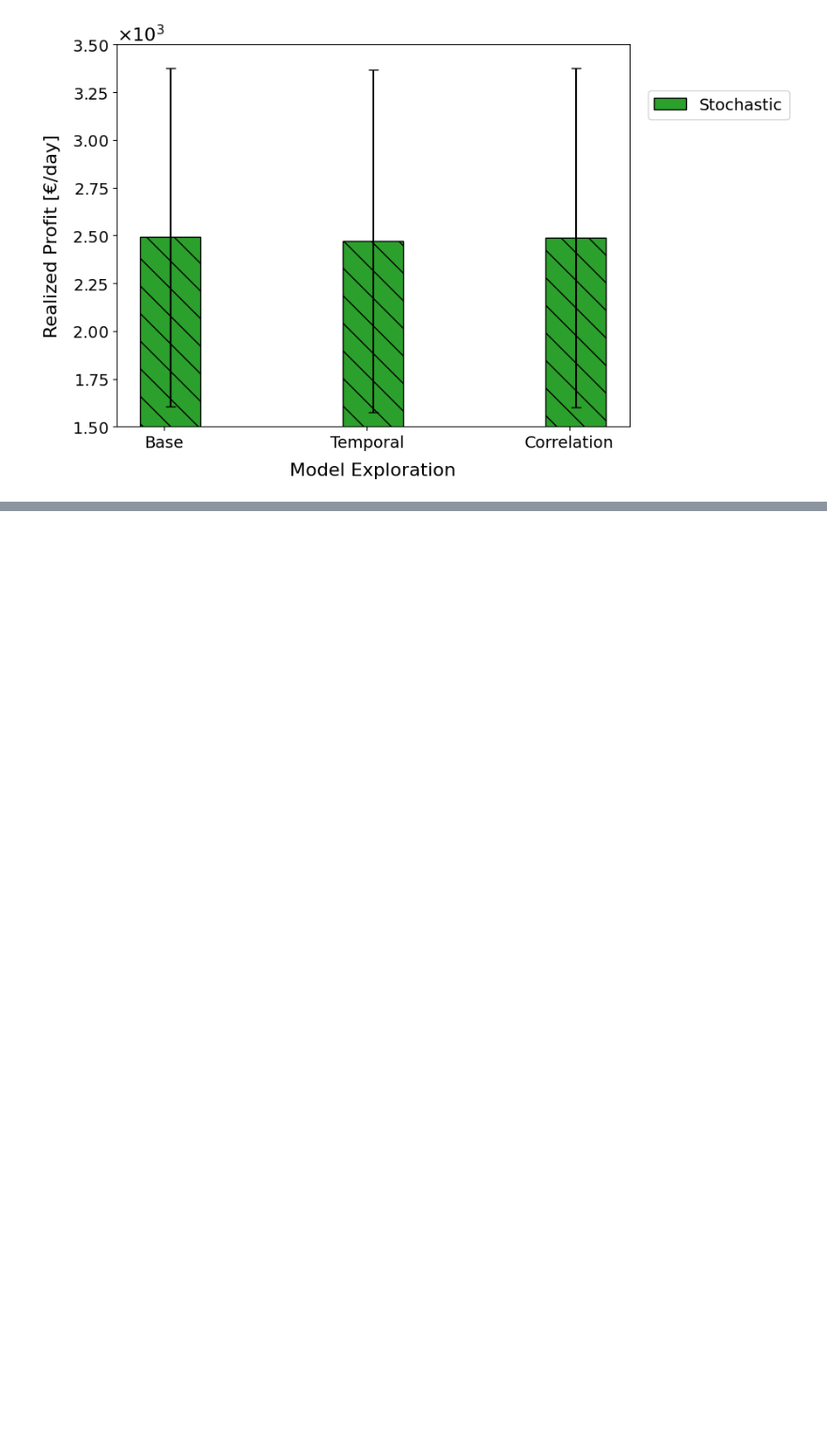
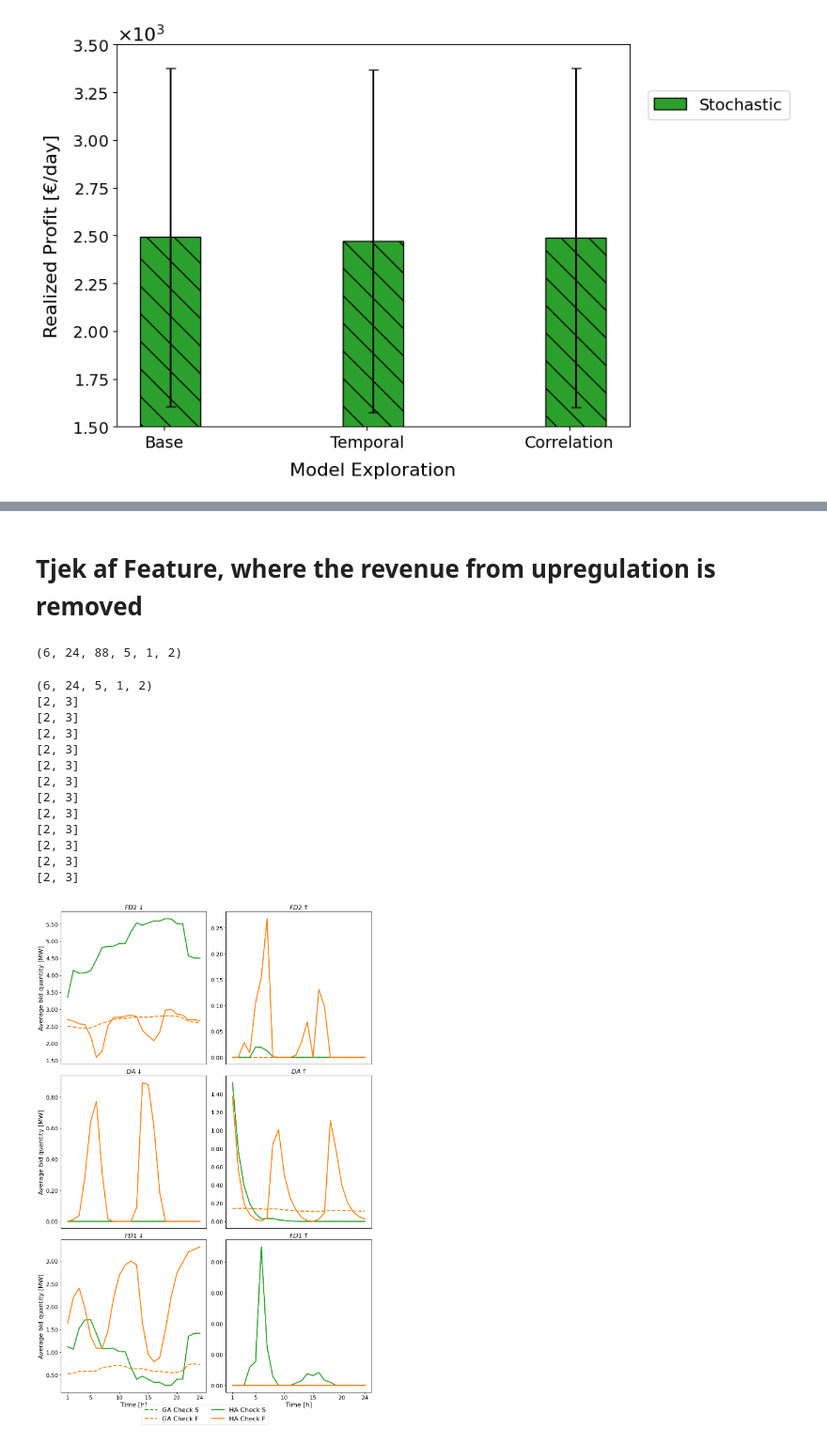
Before and after one commit to junesooshin/lightenup, a Jupyter notebook: Model and Result Examination/Results - Model Exploration.ipynb, the cells around one changed output, grey strips where cells are left out. Shown at 94% size. Cells and saved outputs as stored; diff of their text form; code cells hidden in the pictures; blank space fills up the shorter version.

```diff
--- a/Model and Result Examination/Results - Model Exploration.ipynb
+++ b/Model and Result Examination/Results - Model Exploration.ipynb
@@ -158,0 +168,28 @@ plot_profit_Test(Array, PlotCase = "Model Exploration",Selected_models = ['Stoch
+# %% [markdown]
+# Tjek af Feature, where the revenue from upregulation is removed
+# %%
+Add_on_paths = ["\\Results\\Model Exploration\\Feature tjek\\GA\\",
+                "\\Results\\Model Exploration\\Feature tjek\\HA\\"]
+#Add_on_paths = ["\\Results\\Model Exploration\\Feature tjek\\GA\\"]
+Array_Acceptance, Array_Bid,Array_Comp = Collect_bid_results(current_directory,Add_on_paths,1,[5],models=["Feature","Sto"])
+print(np.shape(Array_Bid))
+# %% [output]
+(6, 24, 88, 5, 1, 2)
+# %%
+Plot_average_bid_quantities(Array_Bid,MultipleModels=True,Selected_models = ["Feature","Stochastic"],Names = ["GA Check","HA Check"] ,linestyle = ["--","-"])
+#Plot_average_bid_quantities(Array_Bid,MultipleModels=True,Selected_models = ["Feature","Stochastic"],Names = ["GA Check"] ,linestyle = ["--"])
+# %% [output]
+(6, 24, 5, 1, 2)
+[2, 3]
+[2, 3]
+[2, 3]
+[2, 3]
+[2, 3]
+[2, 3]
+[2, 3]
+[2, 3]
+[2, 3]
+[2, 3]
+[2, 3]
+[2, 3]
+[figure, added]
```
Also changed, not shown: parts of 6 cells of this notebook, 16 other files.
